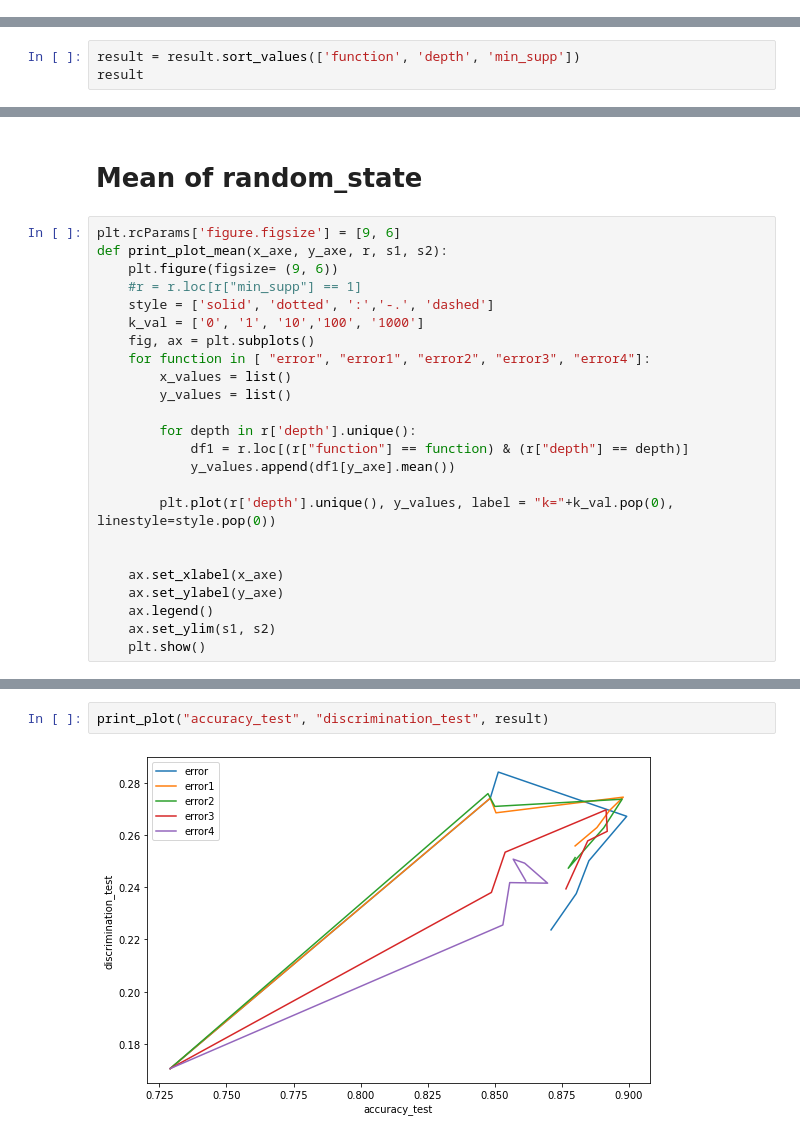
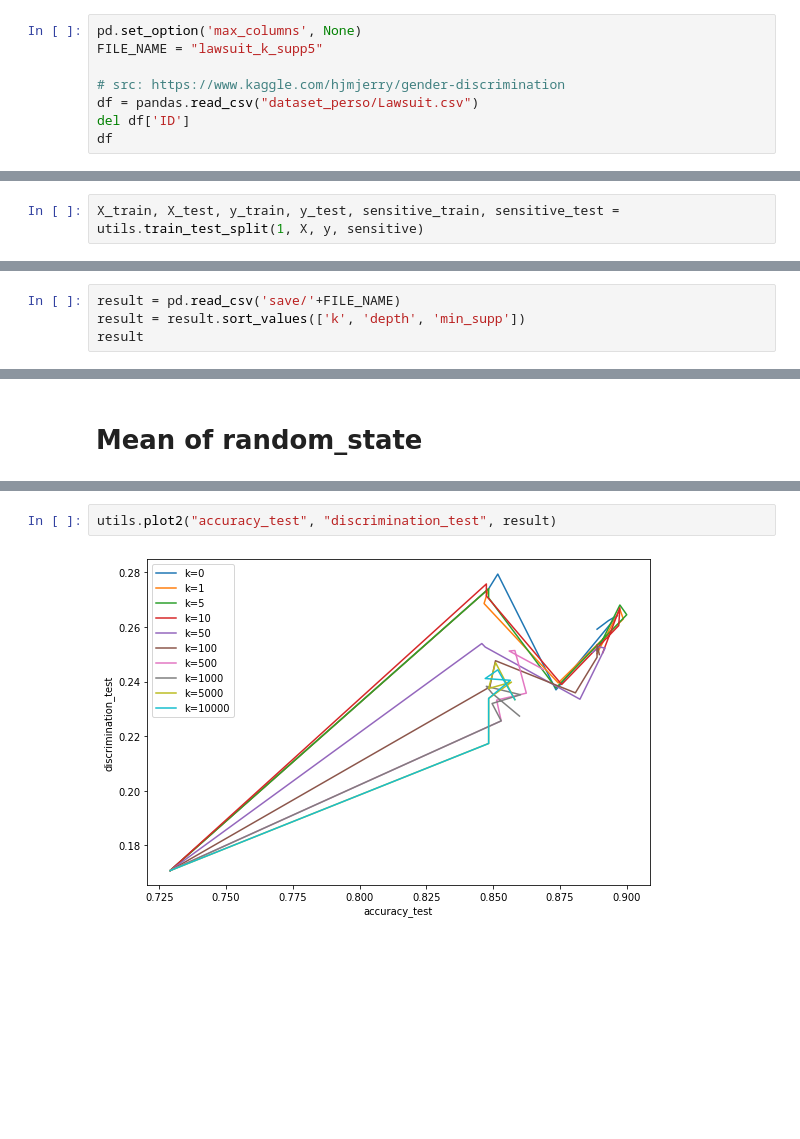
Before and after one commit to Hadyark/Masters-thesis_How-to-find-Decision-Trees-that-are-Optimal, a Jupyter notebook: MyCode/lawsuit_k_supp2.ipynb, the cells around one changed output, grey strips where cells are left out. Cells and saved outputs as stored; diff of their text form; blank space fills up the shorter version.

Commit message:
group methods in "utils"

```diff
--- a/MyCode/lawsuit_k_supp2.ipynb
+++ b/MyCode/lawsuit_k_supp2.ipynb
@@ -37,0 +17,8 @@ df
+# %%
+pd.set_option('max_columns', None)
+FILE_NAME = "lawsuit_k_supp5"
+
+# src: https://www.kaggle.com/hjmjerry/gender-discrimination
+df = pandas.read_csv("dataset_perso/Lawsuit.csv")
+del df['ID']
+df
@@ -192 +86,3 @@ def tree_upgrade(tree):
+# %%
+X_train, X_test, y_train, y_test, sensitive_train, sensitive_test = utils.train_test_split(1, X, y, sensitive)
 # %%
@@ -250,4 +147,5 @@ else:
 # %%
-result = result.sort_values(['function', 'depth', 'min_supp'])
+result = pd.read_csv('save/'+FILE_NAME)
+result = result.sort_values(['k', 'depth', 'min_supp'])
 result
 # %% [output]
@@ -267,27 +165,3 @@ result
 # %% [markdown]
 # Mean of random_state
-# %%
-plt.rcParams['figure.figsize'] = [9, 6]
-def print_plot_mean(x_axe, y_axe, r, s1, s2):
-    plt.figure(figsize= (9, 6))
-    #r = r.loc[r["min_supp"] == 1]
-    style = ['solid', 'dotted', ':','-.', 'dashed']
-    k_val = ['0', '1', '10','100', '1000']
-    fig, ax = plt.subplots()
-    for function in [ "error", "error1", "error2", "error3", "error4"]:
-        x_values = list()
-        y_values = list()
-
-        for depth in r['depth'].unique():
-            df1 = r.loc[(r["function"] == function) & (r["depth"] == depth)]
-            y_values.append(df1[y_axe].mean())
-
-        plt.plot(r['depth'].unique(), y_values, label = "k="+k_val.pop(0), linestyle=style.pop(0))
-
-
-    ax.set_xlabel(x_axe)
-    ax.set_ylabel(y_axe)
-    ax.legend()
-    ax.set_ylim(s1, s2)
-    plt.show()
 # %%
@@ -341,4 +196,4 @@ print_plot("accuracy_train", "discrimination_train", result)
 # %%
-print_plot("accuracy_test", "discrimination_test", result)
+utils.plot2("accuracy_test", "discrimination_test", result)
 # %% [output]
-[figure, old version]
+[figure, new version]
```
Also changed, not shown: parts of 25 cells of this notebook, 5 other files.
